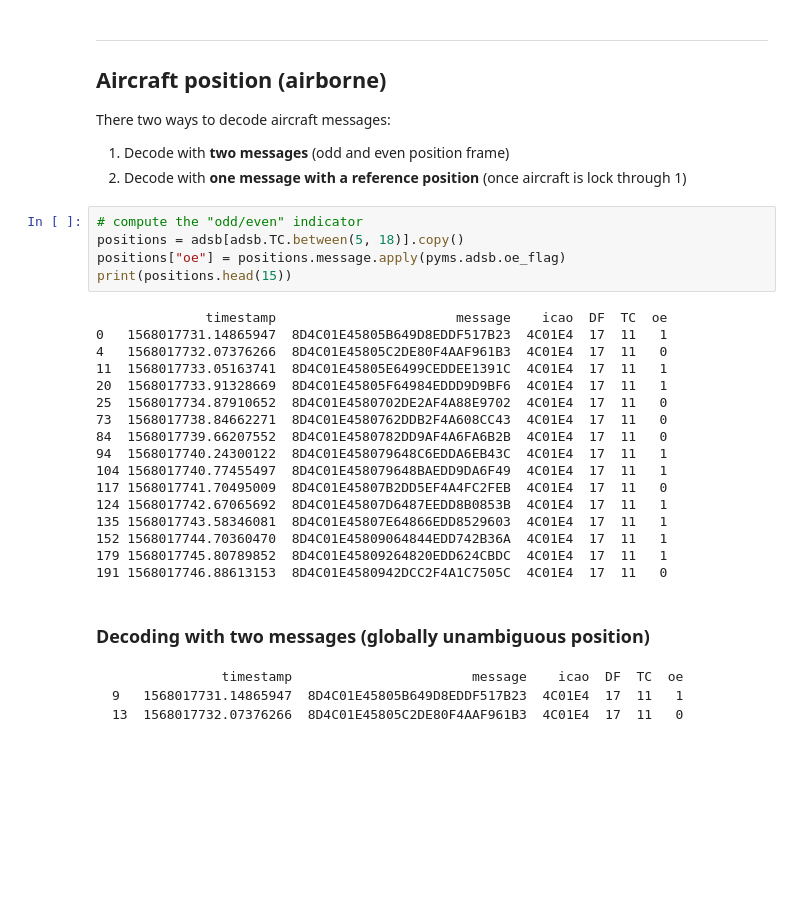
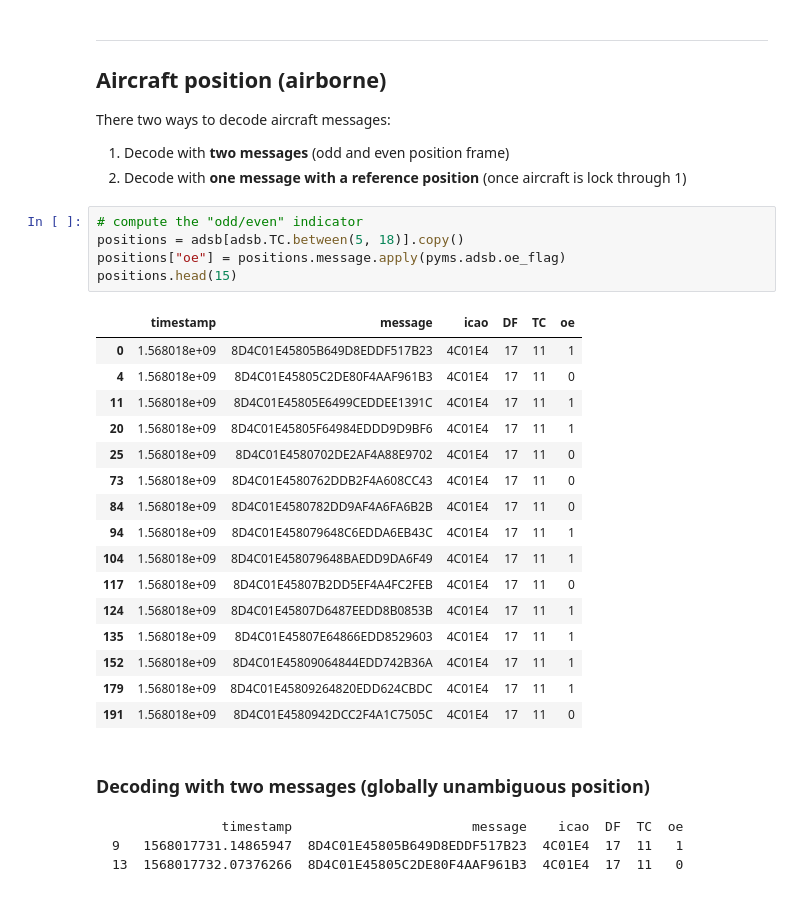
Before and after one commit to junzis/tutorial-icrat24-adsb, a Jupyter notebook: 3_decode_many.ipynb, the cells around one changed output. Drawn from its saved outputs; the diff is of its cells as text; blank space fills up the shorter version.

````diff
--- a/3_decode_many.ipynb
+++ b/3_decode_many.ipynb
@@ -184,25 +182,25 @@ There two ways to decode aircraft messages:
 # %%
 # compute the "odd/even" indicator
 positions = adsb[adsb.TC.between(5, 18)].copy()
 positions["oe"] = positions.message.apply(pyms.adsb.oe_flag)
-print(positions.head(15))
+positions.head(15)
 # %% [output]
-              timestamp                       message    icao  DF  TC  oe
-0   1568017731.14865947  8D4C01E45805B649D8EDDF517B23  4C01E4  17  11   1
-4   1568017732.07376266  8D4C01E45805C2DE80F4AAF961B3  4C01E4  17  11   0
-11  1568017733.05163741  8D4C01E45805E6499CEDDEE1391C  4C01E4  17  11   1
-20  1568017733.91328669  8D4C01E45805F64984EDDD9D9BF6  4C01E4  17  11   1
-25  1568017734.87910652  8D4C01E4580702DE2AF4A88E9702  4C01E4  17  11   0
-73  1568017738.84662271  8D4C01E4580762DDB2F4A608CC43  4C01E4  17  11   0
-84  1568017739.66207552  8D4C01E4580782DD9AF4A6FA6B2B  4C01E4  17  11   0
-94  1568017740.24300122  8D4C01E458079648C6EDDA6EB43C  4C01E4  17  11   1
-104 1568017740.77455497  8D4C01E458079648BAEDD9DA6F49  4C01E4  17  11   1
-117 1568017741.70495009  8D4C01E45807B2DD5EF4A4FC2FEB  4C01E4  17  11   0
-124 1568017742.67065692  8D4C01E45807D6487EEDD8B0853B  4C01E4  17  11   1
-135 1568017743.58346081  8D4C01E45807E64866EDD8529603  4C01E4  17  11   1
-152 1568017744.70360470  8D4C01E45809064844EDD742B36A  4C01E4  17  11   1
-179 1568017745.80789852  8D4C01E45809264820EDD624CBDC  4C01E4  17  11   1
-191 1568017746.88613153  8D4C01E4580942DCC2F4A1C7505C  4C01E4  17  11   0
+|  | timestamp | message | icao | DF | TC | oe |
+| 0 | 1.568018e+09 | 8D4C01E45805B649D8EDDF517B23 | 4C01E4 | 17 | 11 | 1 |
+| 4 | 1.568018e+09 | 8D4C01E45805C2DE80F4AAF961B3 | 4C01E4 | 17 | 11 | 0 |
+| 11 | 1.568018e+09 | 8D4C01E45805E6499CEDDEE1391C | 4C01E4 | 17 | 11 | 1 |
+| 20 | 1.568018e+09 | 8D4C01E45805F64984EDDD9D9BF6 | 4C01E4 | 17 | 11 | 1 |
+| 25 | 1.568018e+09 | 8D4C01E4580702DE2AF4A88E9702 | 4C01E4 | 17 | 11 | 0 |
+| 73 | 1.568018e+09 | 8D4C01E4580762DDB2F4A608CC43 | 4C01E4 | 17 | 11 | 0 |
+| 84 | 1.568018e+09 | 8D4C01E4580782DD9AF4A6FA6B2B | 4C01E4 | 17 | 11 | 0 |
+| 94 | 1.568018e+09 | 8D4C01E458079648C6EDDA6EB43C | 4C01E4 | 17 | 11 | 1 |
+| 104 | 1.568018e+09 | 8D4C01E458079648BAEDD9DA6F49 | 4C01E4 | 17 | 11 | 1 |
+| 117 | 1.568018e+09 | 8D4C01E45807B2DD5EF4A4FC2FEB | 4C01E4 | 17 | 11 | 0 |
+| 124 | 1.568018e+09 | 8D4C01E45807D6487EEDD8B0853B | 4C01E4 | 17 | 11 | 1 |
+| 135 | 1.568018e+09 | 8D4C01E45807E64866EDD8529603 | 4C01E4 | 17 | 11 | 1 |
+| 152 | 1.568018e+09 | 8D4C01E45809064844EDD742B36A | 4C01E4 | 17 | 11 | 1 |
+| 179 | 1.568018e+09 | 8D4C01E45809264820EDD624CBDC | 4C01E4 | 17 | 11 | 1 |
+| 191 | 1.568018e+09 | 8D4C01E4580942DCC2F4A1C7505C | 4C01E4 | 17 | 11 | 0 |
 # %% [markdown]
 ### Decoding with two messages (globally unambiguous position)
 ```
````
Also changed, not shown: parts of 13 cells of this notebook, 2 other files.
